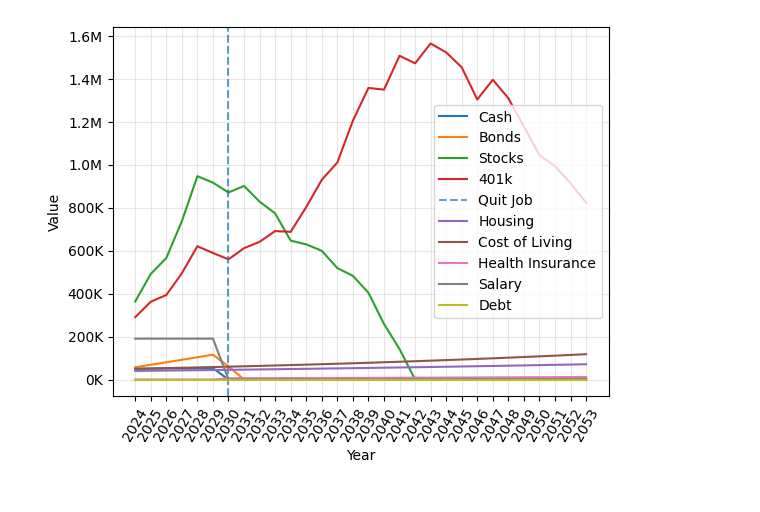
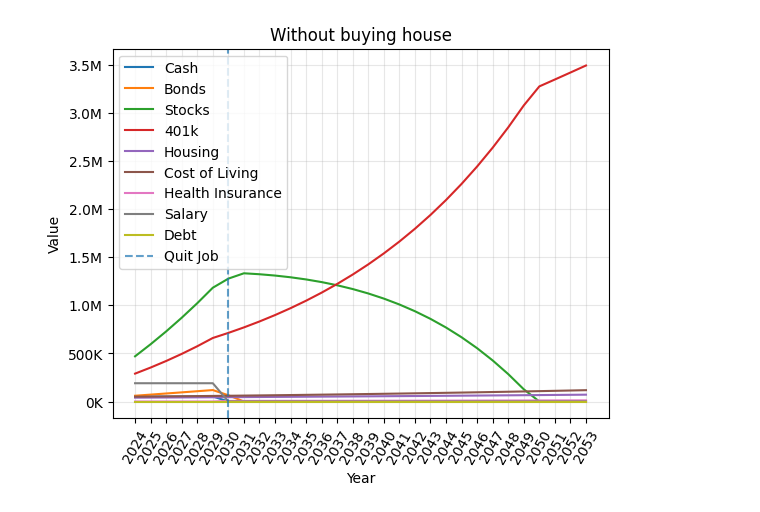
Before and after one commit to pquinter/fisim, a Jupyter notebook: notebooks/explore-financial-planning.ipynb, the cells around one changed output. Cells and saved outputs as stored; diff of their text form; code cells hidden in the pictures.

Commit message:
add events to nb

```diff
--- a/notebooks/explore-financial-planning.ipynb
+++ b/notebooks/explore-financial-planning.ipynb
@@ -36,7 +40,7 @@ _401k = Asset(
 # Health insurance increases by 3000/person per year (2200/year in tax penalties for not having insurance, 400/yr in annual physical and tests, 600 buffer)
 quit_job = Event(
     name="Quit Job",
-    year=2030,
+    year=2029,
     actions=[
         Action(
             target=salary,
@@ -53,9 +86,28 @@ quit_job = Event(
+# %%
+#Event: stop investing in 401k
+#Allocation to 401k goes to 0
+#Salary goes up by 401k minus taxes
+
+stop_investing_in_401k = Event(
+    name="Stop Investing in 401k",
+    year=2025,
+    actions=[
+        Action(target=_401k, action="update_cap_deposit", params={"cap_deposit": 0}),
+        Action(target=salary, action="add_to_base_value", params={"base_value": _401k.cap_deposit, "duration": 100}),
+    ],
+)
+# %%
+kobald_ipos = Event(
+    name="Kobald Ipos",
+    year=2028,
+    actions=[Action(target=salary, action="add_to_base_value", params={"base_value": 900_000})],
+)
 # %%
 planner = FinancialModel(
     revenues=[salary],
     expenses=[housing, cost_of_living, health_insurance],
     assets=[cash, bonds, stocks, _401k],
-    events=[quit_job],
+    events=[quit_job, buy_house, kobald_ipos, stop_investing_in_401k],
     duration=30,
     # enable_logging=True,
 )
@@ -63,4 +130,5 @@ planner.run()
 # %%
 ax = planner.plot_all();
+ax.set(title="Without buying house");
 # %% [output]
-[figure, old version]
+[figure, new version]
```
Also changed, not shown: parts of 6 cells of this notebook.
